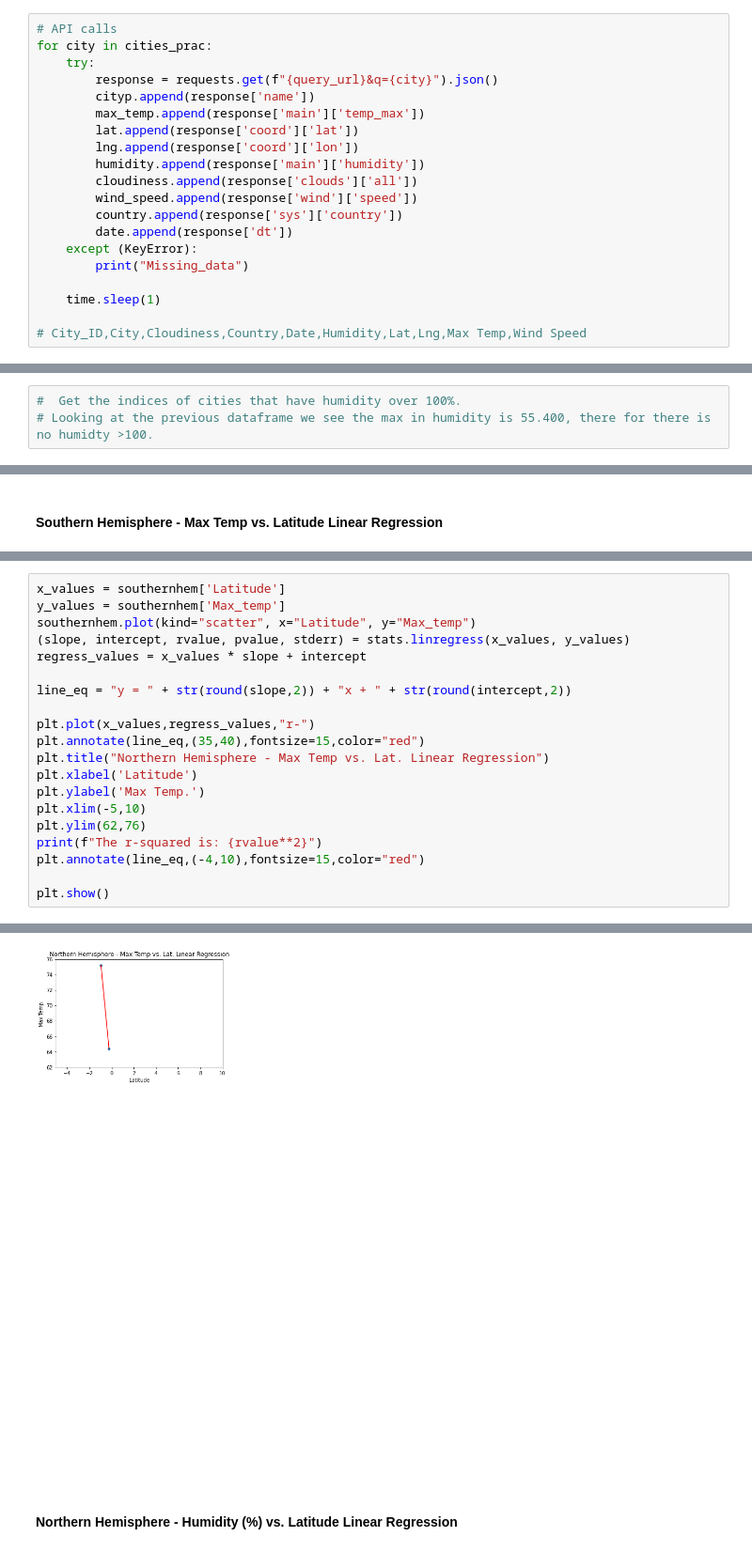
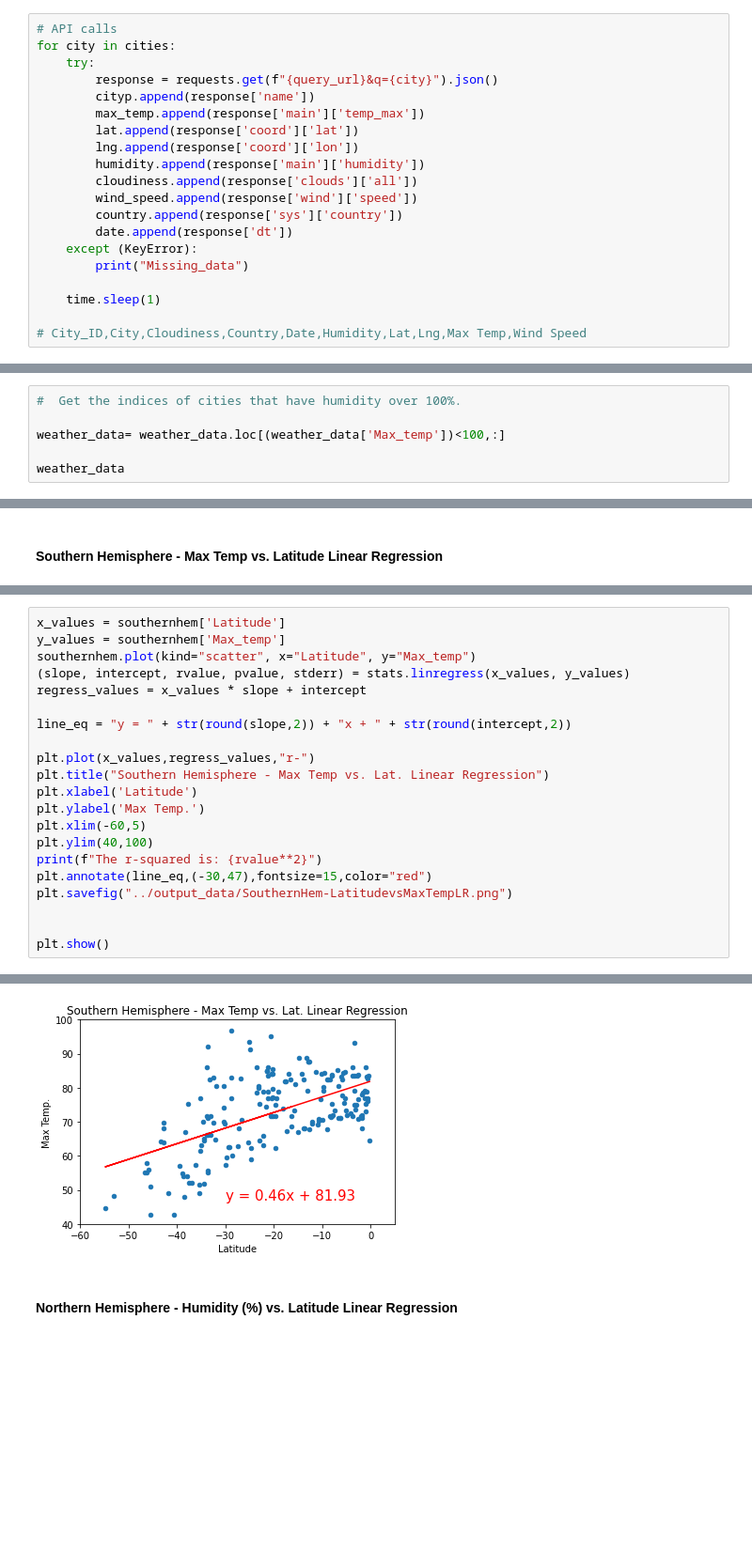
Before and after one commit to chavee07/apis-challenge, a Jupyter notebook: code/WeatherPy.ipynb, the cells around one changed output, grey strips where cells are left out. Shown at 94% size. Cells and saved outputs as stored; diff of their text form; blank space fills up the shorter version.

```diff
--- a/code/WeatherPy.ipynb
+++ b/code/WeatherPy.ipynb
@@ -107,7 +98,7 @@ country=[]
 date=[]
 # %%
 # API calls
-for city in cities_prac:
+for city in cities:
     try:
         response = requests.get(f"{query_url}&q={city}").json()
         cityp.append(response['name'])
@@ -179,4 +207,7 @@ weather_data.describe()
 Skip this step if there are no cities that have humidity > 100%.
 # %%
 #  Get the indices of cities that have humidity over 100%.
-# Looking at the previous dataframe we see the max in humidity is 55.400, there for there is no humidty >100.
+
+weather_data= weather_data.loc[(weather_data['Max_temp'])<100,:]
+
+weather_data
@@ -332,14 +379,15 @@ regress_values = x_values * slope + intercept
 line_eq = "y = " + str(round(slope,2)) + "x + " + str(round(intercept,2))
 
 plt.plot(x_values,regress_values,"r-")
-plt.annotate(line_eq,(35,40),fontsize=15,color="red")
-plt.title("Northern Hemisphere - Max Temp vs. Lat. Linear Regression")
+plt.title("Southern Hemisphere - Max Temp vs. Lat. Linear Regression")
 plt.xlabel('Latitude')
 plt.ylabel('Max Temp.')
-plt.xlim(-5,10)
-plt.ylim(62,76)
+plt.xlim(-60,5)
+plt.ylim(40,100)
 print(f"The r-squared is: {rvalue**2}")
-plt.annotate(line_eq,(-4,10),fontsize=15,color="red")
+plt.annotate(line_eq,(-30,47),fontsize=15,color="red")
+plt.savefig("../output_data/SouthernHem-LatitudevsMaxTempLR.png")
+
 
 plt.show()
 # %% [output]
@@ -347,3 +395,3 @@ The r-squared is: 1.0
-[figure, old version]
+[figure, new version]
 # %% [markdown]
 ####  Northern Hemisphere - Humidity (%) vs. Latitude Linear Regression
```
Also changed, not shown: parts of 30 cells of this notebook, 18 other files.
